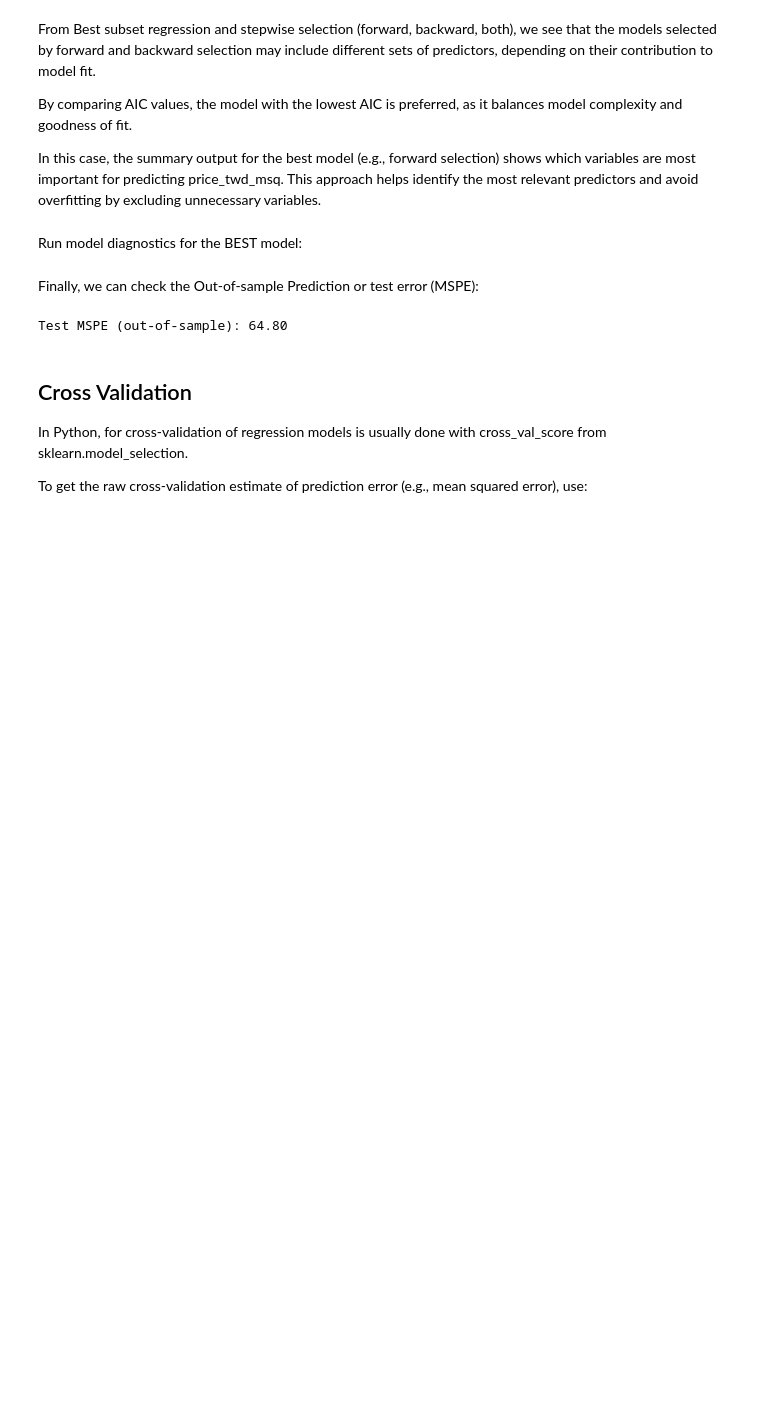
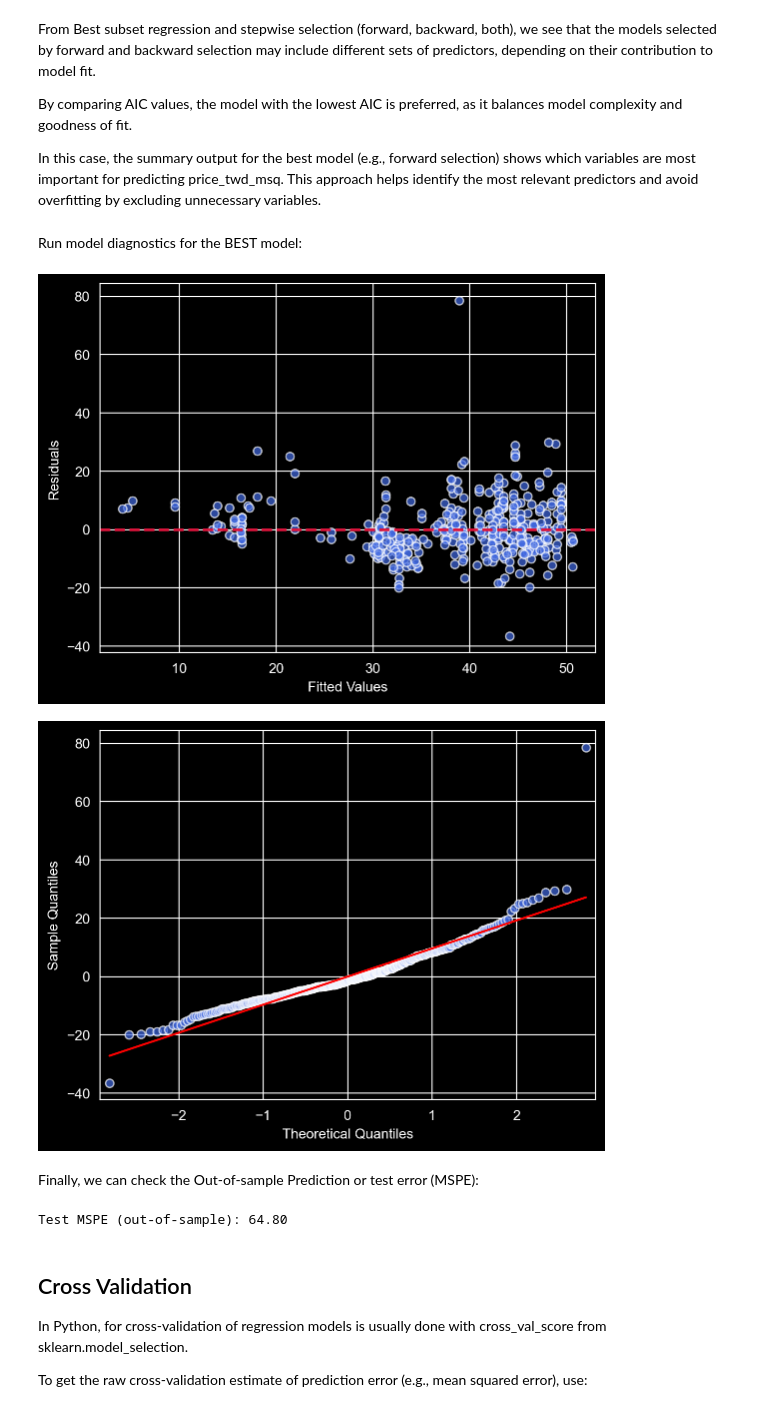
Before and after one commit to dulska-ola/Descriptive_stats_lab3, a Jupyter notebook: Exercise10.ipynb, the cells around one changed output. Drawn from its saved outputs; the diff is of its cells as text; code cells hidden in the pictures; blank space fills up the shorter version.

```diff
--- a/Exercise10.ipynb
+++ b/Exercise10.ipynb
@@ -516,7 +546,23 @@ In this case, the summary output for the best model (e.g., forward selection) sh
 # %% [markdown]
 Run model diagnostics for the BEST model:
 # %%
-# Your code here
+plt.scatter(model_forward.fittedvalues, model_forward.resid,
+            color='royalblue',
+            alpha=0.7,
+            edgecolor='white')
+plt.axhline(0, color='crimson', linestyle='--', linewidth=2)
+plt.xlabel('Fitted Values')
+plt.ylabel('Residuals')
+plt.show()
+
+sm.qqplot(model_forward.resid, line='s',
+          markerfacecolor='royalblue',
+          markeredgecolor='white',
+          alpha=0.7)
+plt.show()
+# %% [output]
+[figure, added]
+[figure, added]
 # %% [markdown]
 Finally, we can check the Out-of-sample Prediction or test error (MSPE):
 # %%
```
Also changed, not shown: parts of 19 cells of this notebook.
